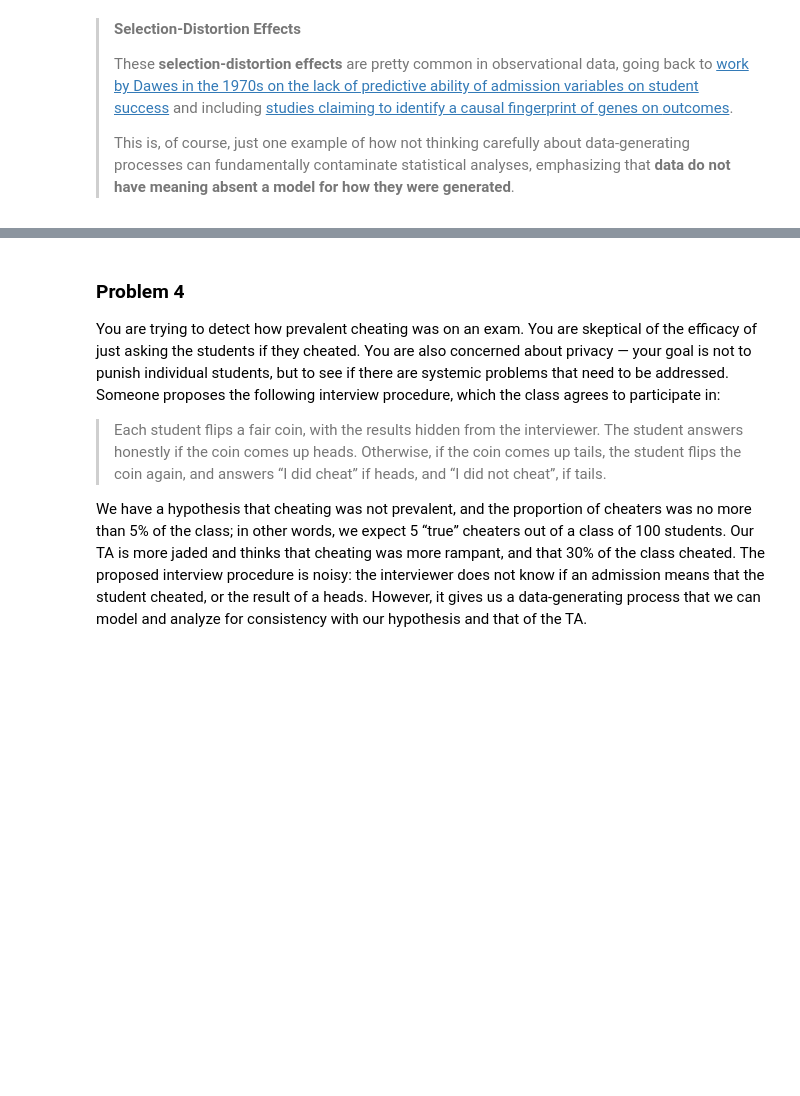
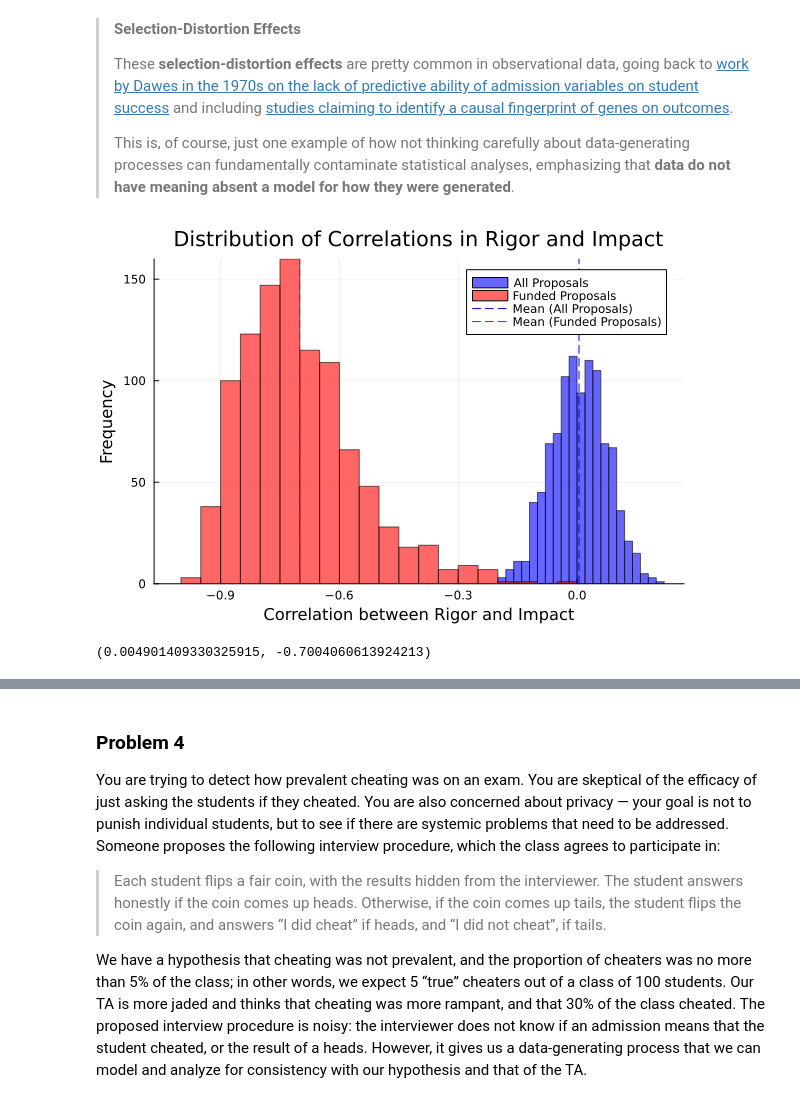
Before and after one commit to reyli4/hw01, a Jupyter notebook: hw01.ipynb, the cells around one changed output, grey strips where cells are left out. Saved outputs shown, nothing was run; the diff lists cells and outputs as text; code cells hidden in the pictures; blank space fills up the shorter version.

```diff
--- a/hw01.ipynb
+++ b/hw01.ipynb
@@ -286,3 +296,39 @@ from the selection process, which would make the claim a bit ironic.
 > about data-generating processes can fundamentally contaminate
 > statistical analyses, emphasizing that **data do not have meaning
 > absent a model for how they were generated**.
+# %%
+num_proposals = 200
+selection_percentile = 90
+num_simulations = 1000
+
+
+correlations_funded = Float64[]
+correlations_all = Float64[]
+
+for _ in 1:num_simulations
+    rigor_scores = rand(Normal(0,1), num_proposals)
+    impact_scores = rand(Normal(0,1), num_proposals)
+
+    total_scores = rigor_scores .+ impact_scores
+    threshold = quantile(total_scores, selection_percentile / 100)
+
+    funded_indices = total_scores .>= threshold
+    rigor_funded = rigor_scores[funded_indices]
+    impact_funded = impact_scores[funded_indices]
+
+    push!(correlations_all, cor(rigor_scores, impact_scores))
+    push!(correlations_funded, cor(rigor_funded, impact_funded))
+end
+
+# Plot
+p = histogram(correlations_all, bins=30, alpha=0.6, label="All Proposals", color=:blue)
+histogram!(p, correlations_funded, bins=30, alpha=0.6, label="Funded Proposals", color=:red)
+plot!(xlabel="Correlation between Rigor and Impact", ylabel="Frequency", title="Distribution of Correlations in Rigor and Impact")
+vline!([mean(correlations_all)], label="Mean (All Proposals)", color=:blue, linestyle=:dash)
+vline!([mean(correlations_funded)], label="Mean (Funded Proposals)", color=:red, linestyle=:dash)
+display(p)
+
+(mean(correlations_all), mean(correlations_funded))
+# %% [output]
+[figure, added]
+(0.004901409330325915, -0.7004060613924213)
```
Also changed, not shown: parts of 6 cells of this notebook, 1 other file.
